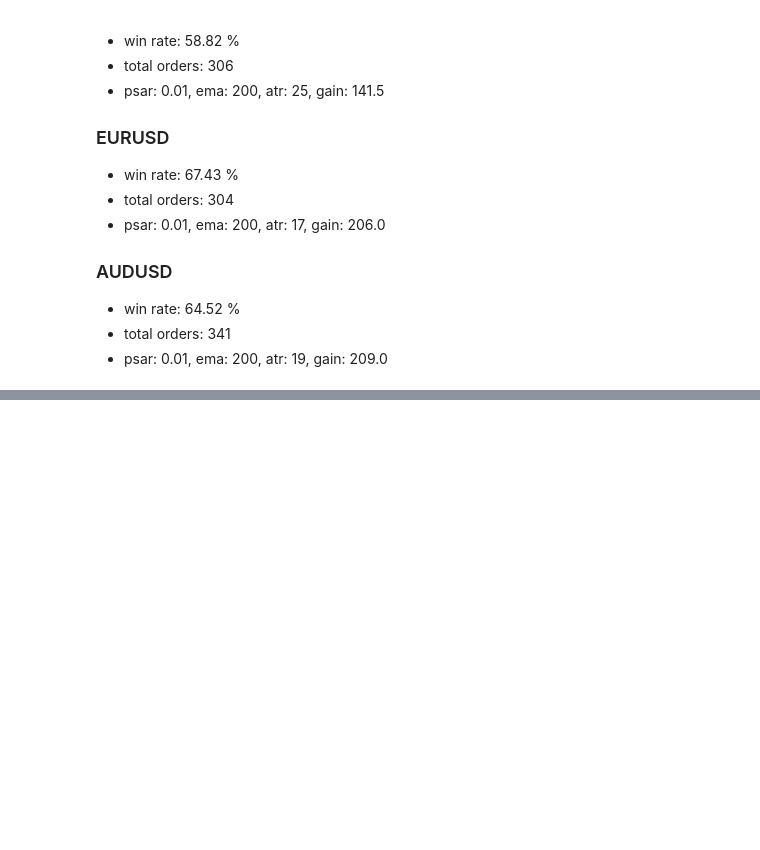
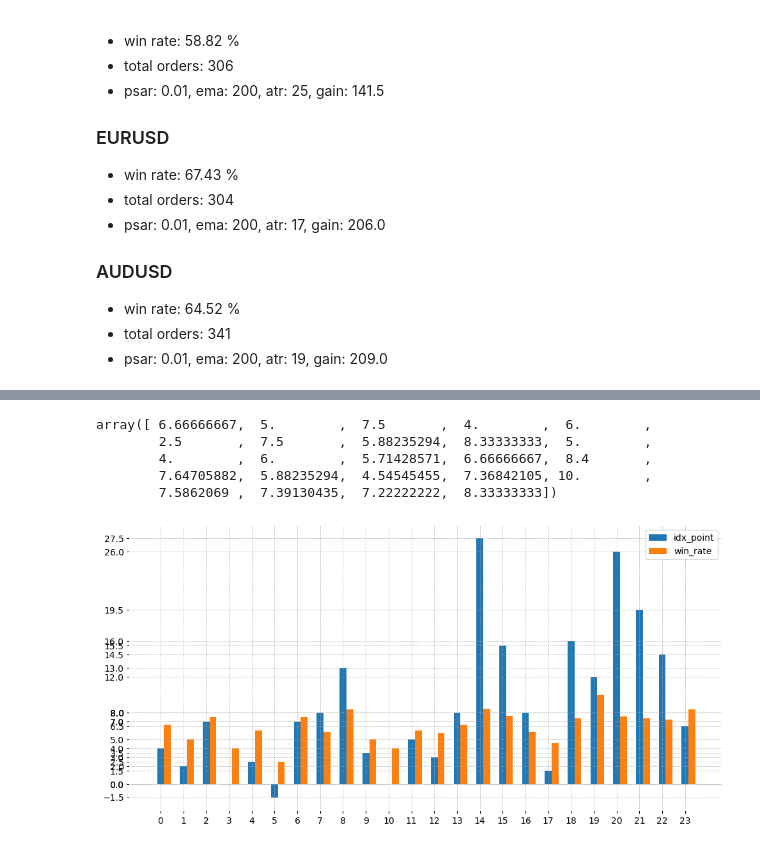
Before and after one commit to phongyanon/PythonInvestment, a Jupyter notebook: MyStrategy/ParabolicSarReversal.ipynb, the cells around one changed output, grey strips where cells are left out. Drawn from its saved outputs; the diff is of its cells as text; code cells hidden in the pictures; blank space fills up the shorter version.

Commit message:
search for the best time interval to trade for RSI_O2 and Psar

```diff
--- a/MyStrategy/ParabolicSarReversal.ipynb
+++ b/MyStrategy/ParabolicSarReversal.ipynb
@@ -253,7 +255,7 @@ class BacktestParabolicSarReversal:
             gain = (win_orders * self.rr) - loss_orders
 
             result_info = f"total orders: {len(self.orders)}\npsar: {self.psar}, ema: {self.ema}, atr: {self.atr}, gain: {gain}\n"
-            return {'win_rate': win_rate, 'info': result_info, 'total_order': len(self.orders), 'rr': self.rr, 'gain': gain, 'unknow': self.unknow_result}
+            return {'win_rate': win_rate, 'info': result_info, 'total_order': len(self.orders), 'rr': self.rr, 'gain': gain, 'unknow': self.unknow_result, 'orders': self.orders}
         except:
     #         print("No orders to action")
             return {'win_rate': 0, 'info': 'No orders to action'}
@@ -349,3 +352,13 @@ psar: 0.01, ema: 200, atr: 19, gain: 209.0
 * win rate: 64.52 %
 * total orders: 341
 * psar: 0.01, ema: 200, atr: 19, gain: 209.0
+# %%
+order_ser = result_test['orders']
+order_ser[order_ser['result'] == 'T/P']
+# ax = order_ser.plot.bar(x='lab', y='close time', rot=0)
+order_ser.loc[lambda df: df['result'] == 'T/P',  ['point']] = 1.5
+order_ser.loc[lambda df: df['result'] != 'T/P',  ['point']] = -1
+
+order_ser['timestamp'] = pd.to_datetime(order_ser['open time'], utc=True).dt.tz_localize(None)
+# order_ser = order_ser.set_index('timestamp')
+order_ser
@@ -351,0 +379,54 @@ psar: 0.01, ema: 200, atr: 19, gain: 209.0
+# %%
+idx_point = np.zeros(24)
+tp_point = np.zeros(24)
+sl_point = np.zeros(24)
+win_rate = np.zeros(24)
+
+for index, row in order_ser.iterrows():
+    hour = int(str(row['timestamp']).split(' ')[1].split(':')[0])
+    hour = (hour+7) % 24
+    idx_point[hour] = idx_point[hour] + row['point']
+    if (row['result'] == 'T/P'):
+        tp_point[hour] = tp_point[hour] + 1
+    else:
+        sl_point[hour] = sl_point[hour] + 1
+
+for i in range(len(win_rate)):
+    if ((tp_point[i] + sl_point[i]) == 0):
+        win_rate[i] = 0
+    else:
+        win_rate[i] = tp_point[i] * 100 / (tp_point[i] + sl_point[i]) / 10
+
+# idx_point
+win_rate
+# %% [output]
+array([ 6.66666667,  5.        ,  7.5       ,  4.        ,  6.        ,
+        2.5       ,  7.5       ,  5.88235294,  8.33333333,  5.        ,
+        4.        ,  6.        ,  5.71428571,  6.66666667,  8.4       ,
+        7.64705882,  5.88235294,  4.54545455,  7.36842105, 10.        ,
+        7.5862069 ,  7.39130435,  7.22222222,  8.33333333])
+# %%
+reward_df = pd.DataFrame(data={'time': np.arange(0, 24), 'point': idx_point, 'win_rate': win_rate})
+plt.rcParams["figure.figsize"] = [10, 5]
+plt.rcParams["figure.autolayout"] = True
+x = reward_df['time']
+y = reward_df['point']
+y2 = reward_df['win_rate']
+plt.margins(x=0.05, y=0.05)
+
+# Width of a bar
+width = 0.3
+
+# plt.bar(x, y2)
+plt.bar(x, y , width,label='idx_point')
+plt.bar(x+width, y2, width, label='win_rate')
+
+plt.xticks(x)
+plt.yticks(y)
+plt.legend(loc='best')
+plt.show()
+
+# Open at 11, 18, 20, 21, 22 for AUDUSD
+# Open at 14, 19, 20, 21 for EURUSD
+# %% [output]
+[figure, added]
```
Also changed, not shown: parts of 7 cells of this notebook, 1 other file.
